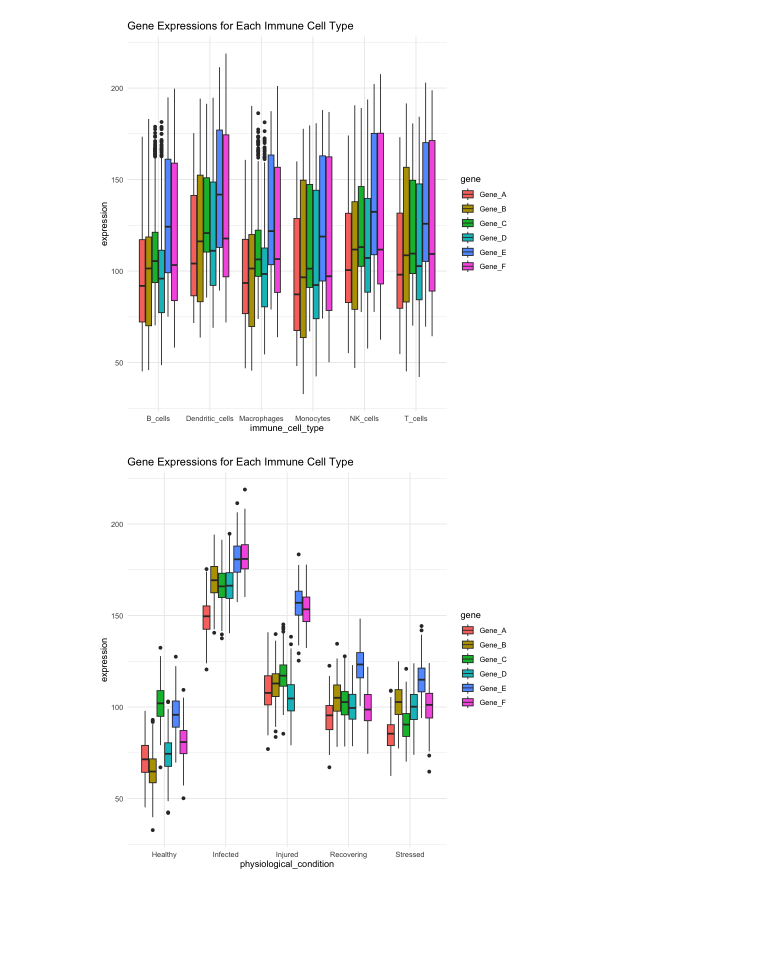
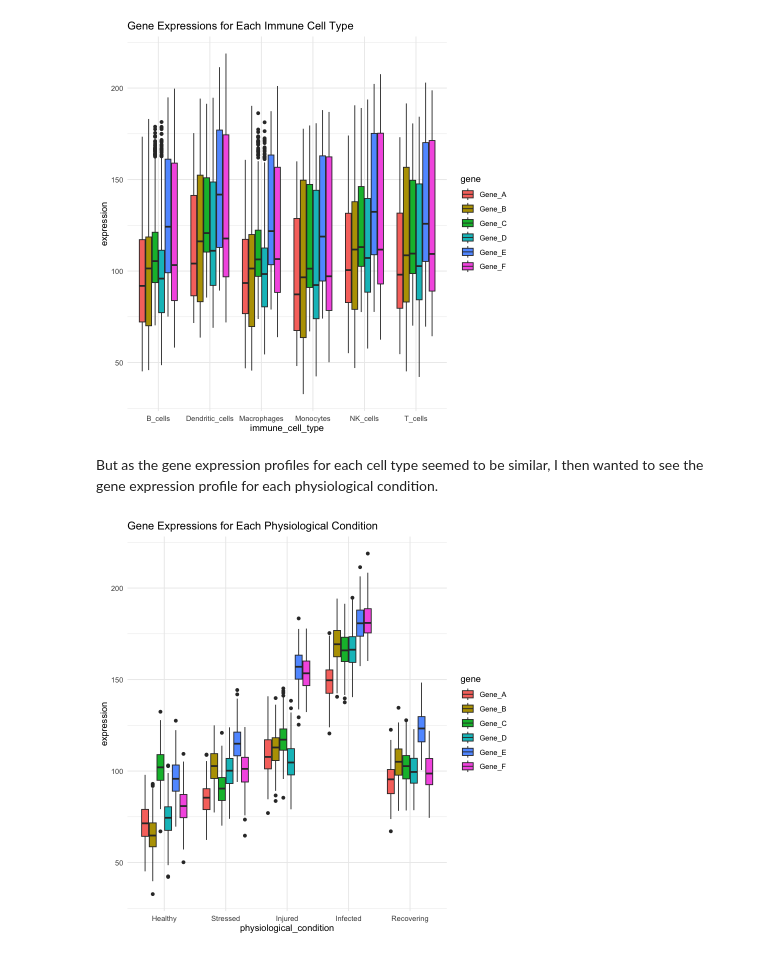
Before and after one commit to Ploenypp/bio-phys-inform_workbooks, a Jupyter notebook: biostats_project/sharks_immunity.ipynb, the cells around one changed output. Saved outputs shown, nothing was run; the diff lists cells and outputs as text; code cells hidden in the pictures; blank space fills up the shorter version.

```diff
--- a/biostats_project/sharks_immunity.ipynb
+++ b/biostats_project/sharks_immunity.ipynb
@@ -278,0 +284,16 @@ sharks_gene_expression_split$gene <- gsub("_expression", "", sharks_long$gene) #
+# %%
+sharks_gene_expr_split = sharks %>%
+    pivot_longer(
+        cols = starts_with("Gene_"),
+        names_to = "gene",
+        values_to = "expression"
+    )
+
+# reduce name to Gene_X
+sharks_gene_expr_split$gene <- gsub("_expression", "", sharks_gene_expr_split$gene)
+
+# change order of physiological conditions on the x-axis
+sharks_gene_expr_split$physiological_condition <- factor(
+  sharks_gene_expr_split$physiological_condition,
+  levels = c("Healthy", "Stressed", "Injured", "Infected", "Recovering")
+)
@@ -283,10 +306,12 @@ ggplot(sharks_gene_expression_split, aes(x=immune_cell_type, y=expression, fill=
     ggtitle("Gene Expressions for Each Immune Cell Type")
 # %% [output]
 [figure]
+# %% [markdown]
+But as the gene expression profiles for each cell type seemed to be similar, I then wanted to see the gene expression profile for each physiological condition.
 # %%
-ggplot(sharks_gene_expression_split, aes(x=physiological_condition, y=expression, fill=gene)) +
+ggplot(sharks_gene_expr_split, aes(x=physiological_condition, y=expression, fill=gene)) +
     geom_boxplot() +
     theme_minimal() +
-    ggtitle("Gene Expressions for Each Immune Cell Type")
+    ggtitle("Gene Expressions for Each Physiological Condition")
 # %% [output]
-[figure, old version]
+[figure, new version]
```
Also changed, not shown: parts of 11 cells of this notebook.
